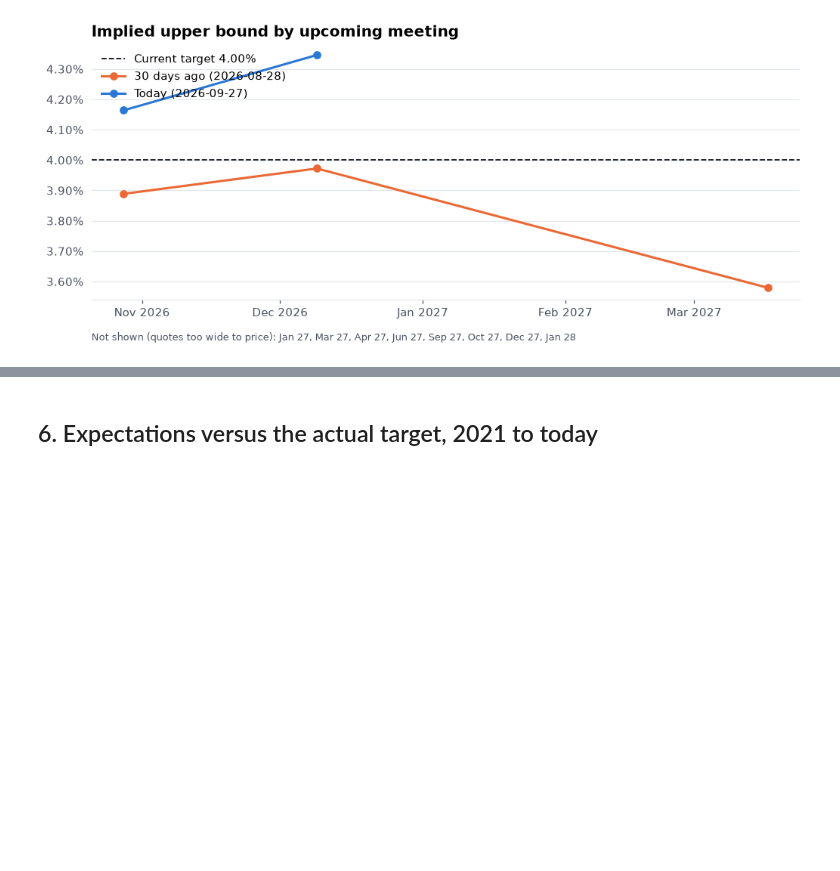
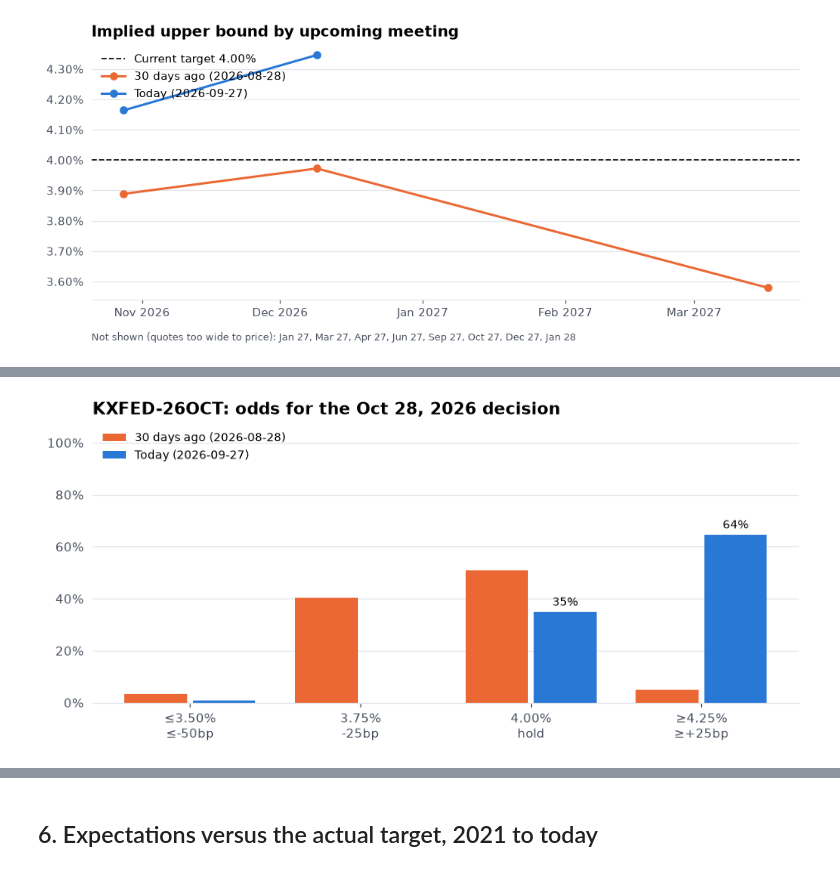
Before and after one commit to vishwesh-V/Macro-Research-in-Prediction-Markets, a Jupyter notebook: kalshi_fed/kalshi_fed_funds.ipynb, the cells around one changed output, grey strips where cells are left out. Saved outputs shown, nothing was run; the diff lists cells and outputs as text; code cells hidden in the pictures; blank space fills up the shorter version.

```diff
--- a/kalshi_fed/kalshi_fed_funds.ipynb
+++ b/kalshi_fed/kalshi_fed_funds.ipynb
@@ -373,0 +378,64 @@ plt.show()
+# %%
+def on_grid(d):
+    # Spread each bucket's mass evenly over the 25bp outcomes it spans, so days
+    # with missing strikes share one set of outcomes.
+    out, prev = {}, None
+    for k, v in d.items():
+        x = float(k.split("_")[-1])
+        pts = [x] if k.startswith("p_le") else [round(prev + STEP * (i + 1), 2) for i in range(max(1, round((x - prev) / STEP)))]
+        for q in pts:
+            out[q] = out.get(q, 0) + v / len(pts)
+        prev = x
+    return out
+
+
+def odds_on_or_before(meeting, date):
+    g = rates[(rates.event_ticker == meeting) & (rates.date <= date)]
+    return (g.date.iloc[-1], on_grid(json.loads(g.distribution.iloc[-1]))) if len(g) else (None, {})
+
+
+def odds_chart(meeting):
+    info = rates[rates.event_ticker == meeting].iloc[0]
+    mdate = info.meeting_date
+    real = realized.loc[realized.event_ticker == meeting, "upper_bound"]
+    real = real.iloc[0] if len(real) else None
+    prior = realized[realized.meeting_date < mdate]
+    T0 = prior.upper_bound.iloc[-1] if len(prior) else T
+    shift = lambda n: (pd.Timestamp(mdate) - pd.Timedelta(days=n)).strftime("%Y-%m-%d")
+    snaps = ([("1 month before", shift(30), C["s2"]), ("1 week before", shift(7), C["s3"]), ("1 day before", shift(1), C["s1"])]
+             if real is not None else [("30 days ago", month_ago, C["s2"]), ("Today", asof, C["s1"])])
+    series = [(f"{lab} ({d})", dist, col) for lab, day, col in snaps for d, dist in [odds_on_or_before(meeting, day)] if d]
+    # Contiguous range of outcomes reaching 2% (plus the actual one); fold the tails into the end bars.
+    grid_all = sorted(set().union(*[set(d) for _, d, _ in series]))
+    big = [k for k in grid_all if max(d.get(k, 0) for _, d, _ in series) >= 0.02] + ([real] if real is not None else [])
+    outcomes = [k for k in grid_all if min(big) <= k <= max(big)]
+    fold = lambda d: [sum(v for k, v in d.items() if k <= outcomes[0])] + [d.get(k, 0) for k in outcomes[1:-1]] + \
+                     [sum(v for k, v in d.items() if k >= outcomes[-1])]
+    x, n = np.arange(len(outcomes)), len(series)
+    w = 0.8 / n
+    fig, ax = plt.subplots(figsize=(10, 4))
+    if real is not None and real in outcomes:
+        ax.axvspan(outcomes.index(real) - 0.46, outcomes.index(real) + 0.46, color=C["grid"], zorder=0)
+        ax.annotate("Actual", (outcomes.index(real), 1.0), ha="center", va="bottom", fontsize=9, fontweight="bold")
+    for i, (lab, dist, col) in enumerate(series):
+        vals = fold(dist)
+        bars = ax.bar(x - 0.4 + w * (i + 0.5), vals, w * 0.92, color=col, label=lab)
+        if i == n - 1:
+            for b, v in zip(bars, vals):
+                if v >= 0.02:
+                    ax.annotate(f"{v:.0%}", (b.get_x() + b.get_width() / 2, v), ha="center", va="bottom",
+                                xytext=(0, 3), textcoords="offset points", fontsize=9)
+    tag = lambda k: "hold" if abs(k - T0) < 1e-9 else f"+{(k - T0) * 100:.0f}bp" if k > T0 else f"{(k - T0) * 100:.0f}bp"
+    edge = lambda i: "≤" if i == 0 and outcomes[0] > grid_all[0] else "≥" if i == len(outcomes) - 1 and outcomes[-1] < grid_all[-1] else ""
+    ax.set_xticks(x, [f"{edge(i)}{k:.2f}%\n{edge(i)}{tag(k)}" for i, k in enumerate(outcomes)])
+    ax.yaxis.set_major_formatter(plt.FuncFormatter(lambda v, _: f"{v:.0%}"))
+    ax.set_ylim(0, 1.08)
+    mt = pd.Timestamp(mdate)
+    ax.set_title(f"{meeting}: odds for the {mt:%b} {mt.day}, {mt.year} decision" + (f" (set {real:.2f}%)" if real is not None else ""))
+    ax.legend(loc="upper left", fontsize=9)
+    plt.show()
+
+
+odds_chart(nxt.event_ticker)
+# %% [output]
+[figure, added]
```
Also changed, not shown: parts of 22 cells of this notebook, 14 other files.
